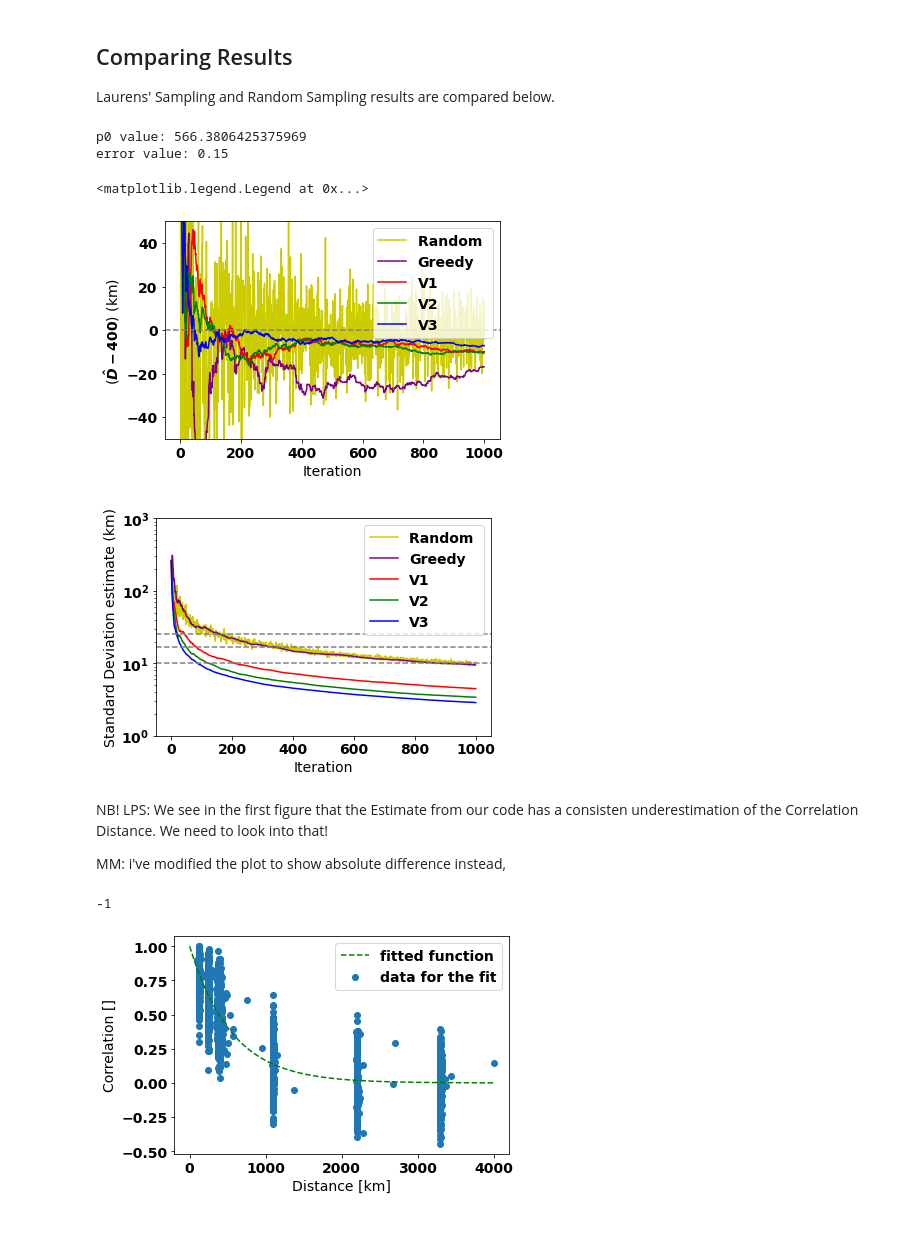
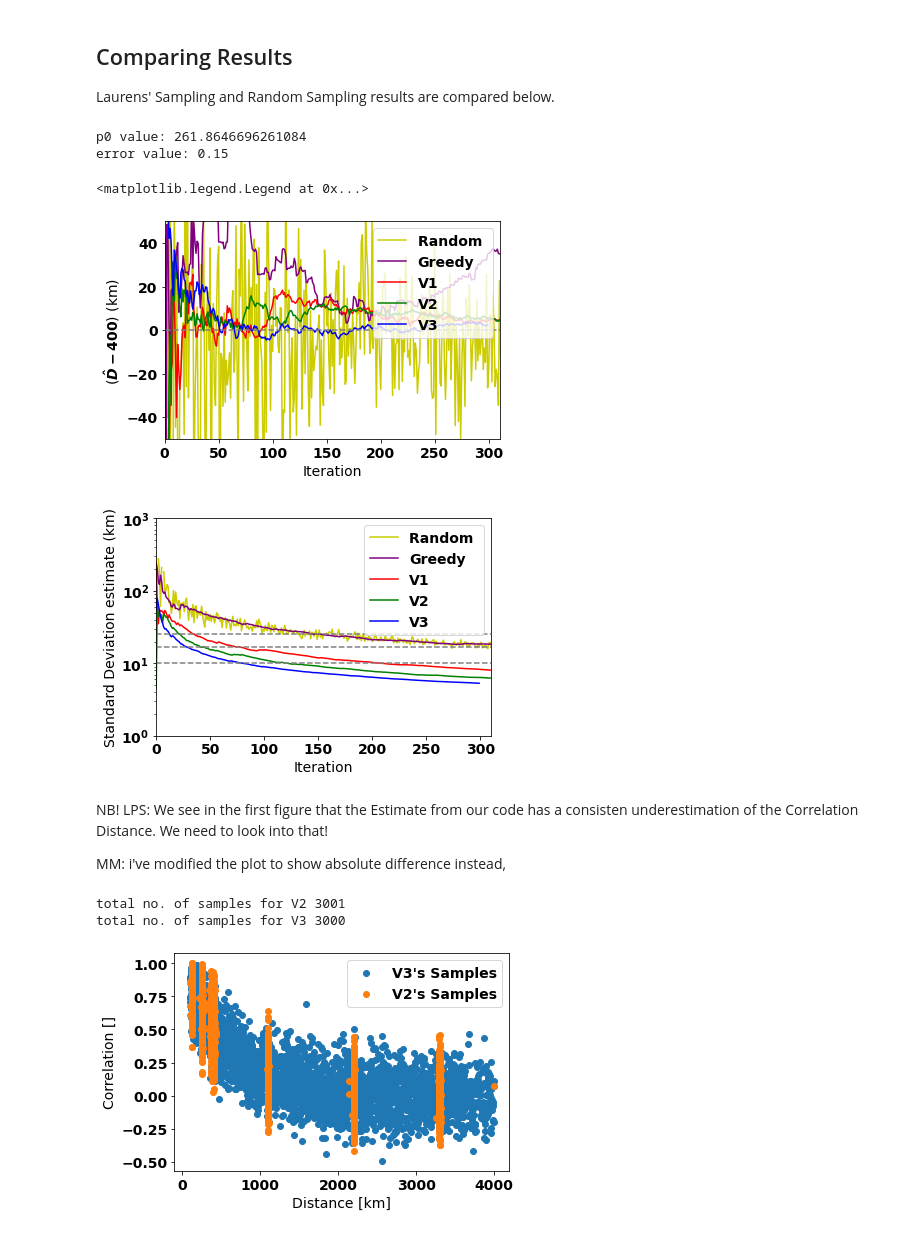
Before and after one commit to mustafa-majid-uu/curvefit_sampling, a Jupyter notebook: sampling_v2.ipynb, the cells around one changed output. Saved outputs shown, nothing was run; the diff lists cells and outputs as text; code cells hidden in the pictures.

```diff
--- a/sampling_v2.ipynb
+++ b/sampling_v2.ipynb
@@ -309,8 +309,3 @@ for i in range(1,iterations):
     Dhat_arr2.append(params[0]) #new estimate of corr. dist added to D-hat list
     cov_arr2.append(sqrt(covs[0][0]))
-# %%
-def samplechoice(lb,ub):
-    #calculate points and randomness range
-    lst = []
-    if(ub/1000 > 1):
 # %% [markdown]
@@ -507,13 +442,14 @@ plt.plot(sample_size,Dhat_arr_rnd_diff, c=(204/255, 204/255, 0/255) )
 plt.plot(i_arr2,Dhat_greedy_diff,c='purple')
 plt.plot(i_arr,Dhat_arr_diff, c='red' )
 plt.plot(i_arr,Dhat_arr2_diff, c='green' )
-plt.plot(i_arr,Dhat_arr3_diff, c='blue' )
+plt.plot(i_arr3,Dhat_arr3_diff, c='blue' )
 plt.axhline(y=0, color='gray', linestyle='--')
 plt.ylim([-50,+50])
 plt.ylabel('($\hat{D} - 400$) (km)')
 plt.xlabel('Iteration')
-#plt.xlim(0,100)
+plt.xlim(0,310)
 plt.legend(('Random ','Greedy','V1','V2','V3'),loc="upper right")
+#plt.legend(('V2','V3'),loc="upper right")
 
 
 #plot standard deviation for the algorithms
@@ -522,7 +458,7 @@ plt.plot(sample_size,cov_arr_rnd, c=(204/255, 204/255, 0/255) )
 plt.plot(i_arr2,Var_greedy,c='purple')
 plt.plot(i_arr,cov_arr, c='red' )
 plt.plot(i_arr,cov_arr2, c='green' )
-plt.plot(i_arr,cov_arr3, c='blue' )
+plt.plot(i_arr3,cov_arr3, c='blue' )
 plt.axhline(y=(10), color='gray', linestyle='--')
 plt.axhline(y=(25), color='gray', linestyle='--')
 plt.axhline(y=(17), color='gray', linestyle='--')
@@ -531,14 +467,15 @@ plt.yscale('log')
 plt.ylim([10**0,10**3])
 plt.ylabel('Standard Deviation estimate (km)') # LPS: As there is only one variable, this is the variance of this variable.
 plt.xlabel('Iteration')
-#plt.xlim(0,100)
+plt.xlim(0,310)
 plt.legend(('Random ','Greedy','V1','V2','V3'),loc="upper right")
+#plt.legend(('V2','V3'),loc="upper right")
 # %% [output]
-p0 value: 566.3806425375969
+p0 value: 261.8646696261084
 error value: 0.15
 <matplotlib.legend.Legend at 0x...>
-[figure, old version]
+[figure, new version]
-[figure, old version]
+[figure, new version]
 # %% [markdown]
 NB! LPS: We see in the first figure that the Estimate from our code has a consisten underestimation of the Correlation Distance. We need to look into that!
 
@@ -546,13 +483,23 @@ MM: i've modified the plot to show absolute difference instead,
 # %%
 # LPS: added figure on the samples drawn by the end
 plt.figure(7)
-plt.scatter(x,y, label='data for the fit')
-plt.plot(np.arange(4000), cordist(np.arange(4000), *params), 'g--',label='fitted function')
+plt.scatter(x3,y3, label='V3\'s Samples')
+#plt.plot(np.arange(4000), cordist(np.arange(4000), *params), 'g--',label='fitted function')
 plt.ylabel('Correlation []')
 plt.xlabel('Distance [km]')
 plt.legend(loc="upper right")
 
-print(switch)
+#I made one for V2 as well
+plt.figure(7)
+plt.scatter(x2,y2, label='V2\'s Samples')
+#plt.plot(np.arange(4000), cordist(np.arange(4000), *params), 'g--',label='fitted function')
+plt.ylabel('Correlation []')
+plt.xlabel('Distance [km]')
+plt.legend(loc="upper right")
+
+print("total no. of samples for V2",len(x))
+print("total no. of samples for V3",len(x3))
 # %% [output]
--1
+total no. of samples for V2 3001
+total no. of samples for V3 3000
-[figure, old version]
+[figure, new version]
```
Also changed, not shown: parts of 11 cells of this notebook.
